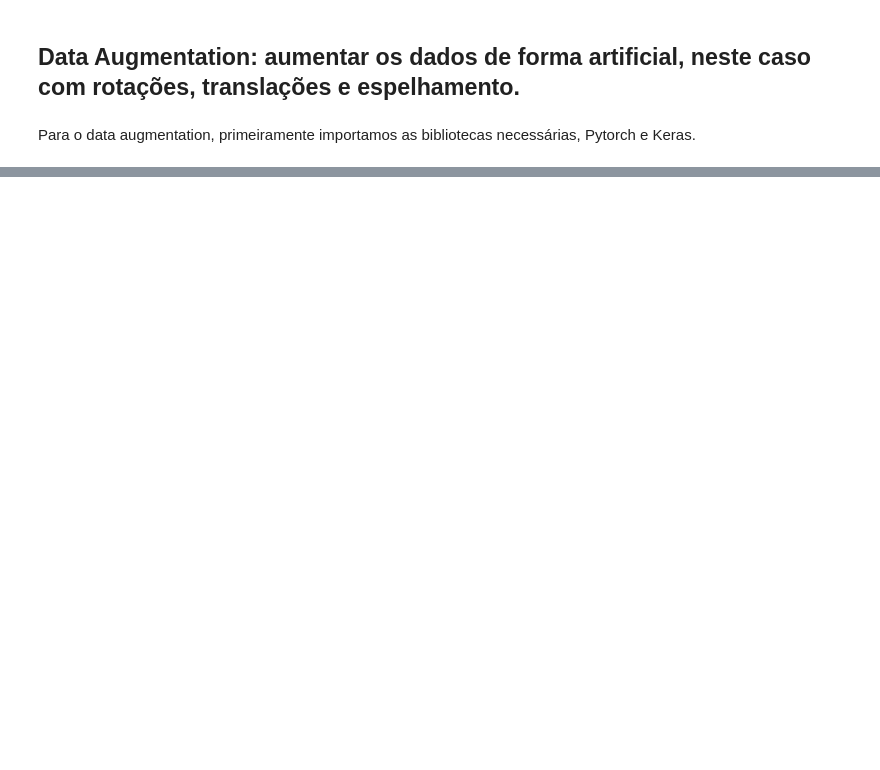
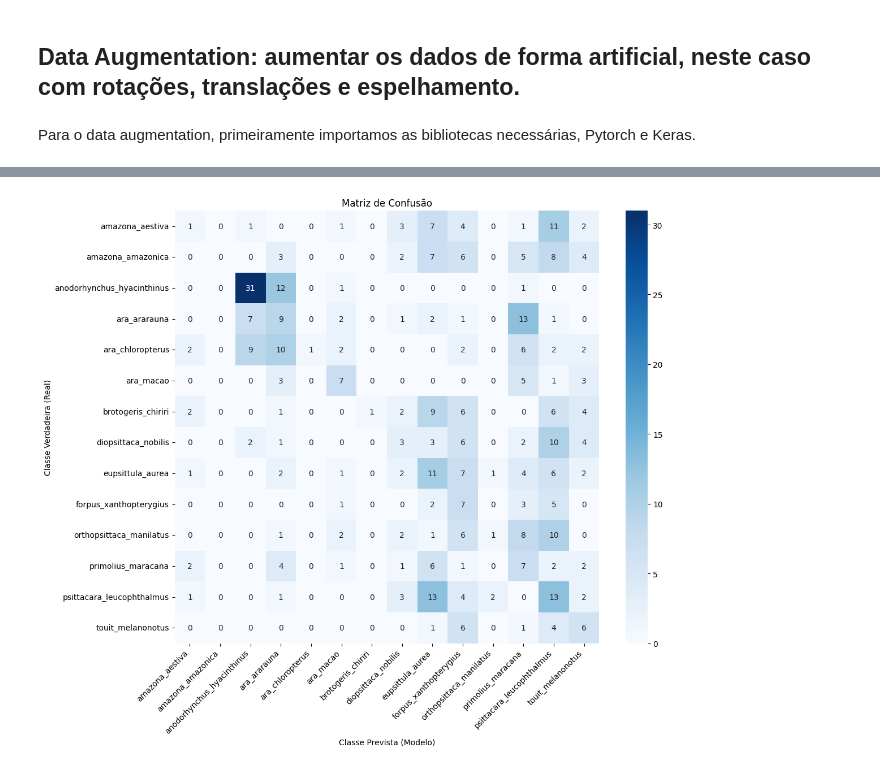
Before and after one commit to matheuslemesam/Bird_Detection-DL, a Jupyter notebook: Bird_Detection.ipynb, the cells around one changed output, grey strips where cells are left out. Cells and saved outputs as stored; diff of their text form; code cells hidden in the pictures; blank space fills up the shorter version.

```diff
--- a/Bird_Detection.ipynb
+++ b/Bird_Detection.ipynb
@@ -345,0 +779,93 @@ def effnetv2_l(**kwargs):
+# %%
+import torch
+import numpy as np
+import matplotlib.pyplot as plt
+import seaborn as sns
+from sklearn.metrics import classification_report, confusion_matrix, accuracy_score
+from tqdm import tqdm
+
+
+def evaluate_model(model, dataloader, device, class_names, report_path=None, matrix_path=None):
+
+    model.eval()
+    all_labels = []
+    all_preds = []
+
+    print("Iniciando avaliação no conjunto de teste...")
+    with torch.no_grad():
+        for inputs, labels in tqdm(dataloader, desc="Avaliando"):
+            inputs, labels = inputs.to(device), labels.to(device)
+            outputs = model(inputs)
+            _, preds = torch.max(outputs, 1)
+            all_preds.extend(preds.cpu().numpy())
+            all_labels.extend(labels.cpu().numpy())
+
+
+    accuracy = accuracy_score(all_labels, all_preds)
+    accuracy_text = f"[ RESULTADO ] Acurácia Geral no Conjunto de Teste: {accuracy * 100:.2f}%\n"
+    print(f"\n{accuracy_text}")
+
+
+    report = classification_report(all_labels, all_preds, target_names=class_names)
+    print("[ RELATÓRIO DE CLASSIFICAÇÃO ]\n")
+    print(report)
+
+
+    if report_path:
+        os.makedirs(os.path.dirname(report_path), exist_ok=True)
+        with open(report_path, 'w') as f:
+            f.write(accuracy_text)
+            f.write("[ RELATÓRIO DE CLASSIFICAÇÃO ]\n\n")
+            f.write(report)
+        print(f"✔ Relatório de classificação salvo em: {report_path}")
+
+
+    print("\n[ MATRIZ DE CONFUSÃO ]\n")
+    cm = confusion_matrix(all_labels, all_preds)
+    plt.figure(figsize=(12, 10))
+    sns.heatmap(cm, annot=True, fmt='d', cmap='Blues',
+                xticklabels=class_names, yticklabels=class_names)
+    plt.title('Matriz de Confusão')
+    plt.ylabel('Classe Verdadeira (Real)')
+    plt.xlabel('Classe Prevista (Modelo)')
+    plt.xticks(rotation=45, ha='right')
+    plt.yticks(rotation=0)
+    plt.tight_layout()
+
+
+    if matrix_path:
+        os.makedirs(os.path.dirname(matrix_path), exist_ok=True)
+        plt.savefig(matrix_path, dpi=300)
+        print(f"✔ Matriz de confusão salva em: {matrix_path}")
+
+    plt.show()
+
+
+
+model_to_evaluate = ResNet56(num_classes=NUM_CLASSES)
+
+
+model_path = '/content/drive/MyDrive/Dataset_Aves/Modelos_Salvos/best_resnet56_scratch.pth'
+
+
+model_to_evaluate.load_state_dict(torch.load(model_path, map_location=torch.device('cpu')))
+
+
+device = torch.device("cuda:0" if torch.cuda.is_available() else "cpu")
+model_to_evaluate.to(device)
+
+
+class_names = train_dataset.classes
+
+results_folder = '/content/drive/MyDrive/Dataset_Aves/Resultados_Aves/'
+report_save_path = os.path.join(results_folder, 'relatorio_classificacao_resnet56.txt')
+matrix_save_path = os.path.join(results_folder, 'matriz_confusao_resnet56.png')
+
+evaluate_model(model=model_to_evaluate,
+               dataloader=test_loader,
+               device=device,
+               class_names=class_names,
+               report_path=report_save_path,
+               matrix_path=matrix_save_path
+              )
+# %% [output]
@@ -345,0 +890 @@ def effnetv2_l(**kwargs):
+[figure, added]
```
Also changed, not shown: parts of 48 cells of this notebook.
